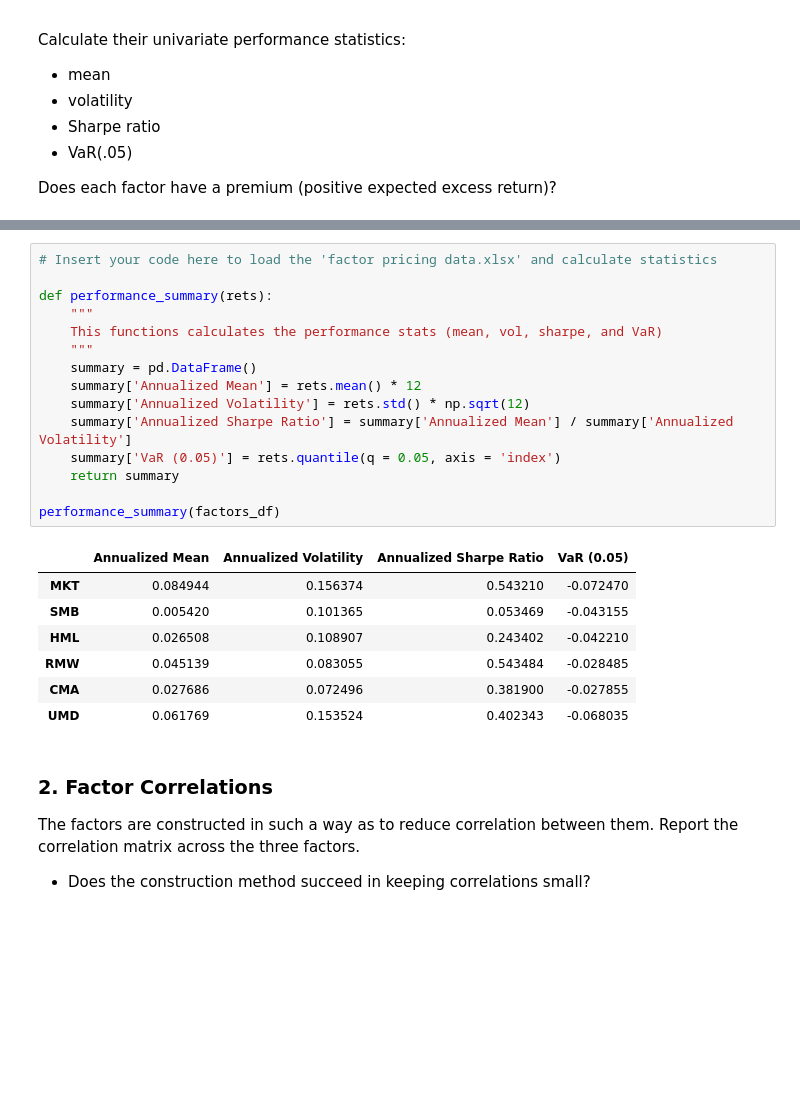
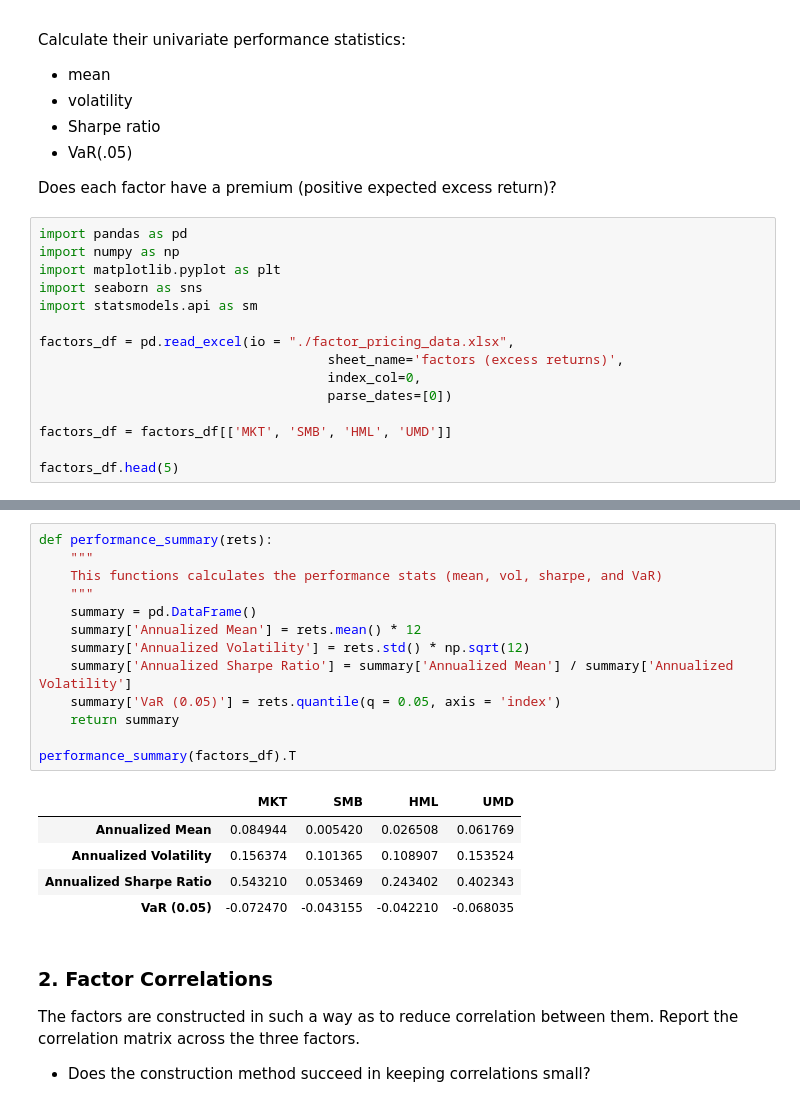
Before and after one commit to elliottgordon/finm-25000-b4-repository, a Jupyter notebook: hw3/Elliott_Homework_3.ipynb, the cells around one changed output, grey strips where cells are left out. Saved outputs shown, nothing was run; the diff lists cells and outputs as text; blank space fills up the shorter version.

```diff
--- a/hw3/Elliott_Homework_3.ipynb
+++ b/hw3/Elliott_Homework_3.ipynb
@@ -77,3 +59,18 @@ Calculate their univariate performance statistics:
 - VaR(.05)
 
 Does each factor have a premium (positive expected excess return)?
+# %%
+import pandas as pd
+import numpy as np
+import matplotlib.pyplot as plt
+import seaborn as sns
+import statsmodels.api as sm
+
+factors_df = pd.read_excel(io = "./factor_pricing_data.xlsx",
+                                     sheet_name='factors (excess returns)',
+                                     index_col=0,
+                                     parse_dates=[0])
+
+factors_df = factors_df[['MKT', 'SMB', 'HML', 'UMD']]
+
+factors_df.head(5)
@@ -80,26 +85,22 @@ Does each factor have a premium (positive expected excess return)?
 # %%
-# Insert your code here to load the 'factor pricing data.xlsx' and calculate statistics
-
 def performance_summary(rets):
     """
     This functions calculates the performance stats (mean, vol, sharpe, and VaR)
     """
     summary = pd.DataFrame()
     summary['Annualized Mean'] = rets.mean() * 12
     summary['Annualized Volatility'] = rets.std() * np.sqrt(12)
     summary['Annualized Sharpe Ratio'] = summary['Annualized Mean'] / summary['Annualized Volatility']
     summary['VaR (0.05)'] = rets.quantile(q = 0.05, axis = 'index')
     return summary
 
-performance_summary(factors_df)
+performance_summary(factors_df).T
 # %% [output]
-|  | Annualized Mean | Annualized Volatility | Annualized Sharpe Ratio | VaR (0.05) |
-| MKT | 0.084944 | 0.156374 | 0.543210 | -0.072470 |
-| SMB | 0.005420 | 0.101365 | 0.053469 | -0.043155 |
-| HML | 0.026508 | 0.108907 | 0.243402 | -0.042210 |
-| RMW | 0.045139 | 0.083055 | 0.543484 | -0.028485 |
-| CMA | 0.027686 | 0.072496 | 0.381900 | -0.027855 |
-| UMD | 0.061769 | 0.153524 | 0.402343 | -0.068035 |
+|  | MKT | SMB | HML | UMD |
+| Annualized Mean | 0.084944 | 0.005420 | 0.026508 | 0.061769 |
+| Annualized Volatility | 0.156374 | 0.101365 | 0.108907 | 0.153524 |
+| Annualized Sharpe Ratio | 0.543210 | 0.053469 | 0.243402 | 0.402343 |
+| VaR (0.05) | -0.072470 | -0.043155 | -0.042210 | -0.068035 |
 # %% [markdown]
 ### 2. Factor Correlations
 The factors are constructed in such a way as to reduce correlation between them.
```
Also changed, not shown: parts of 25 cells of this notebook, 1 other file.
